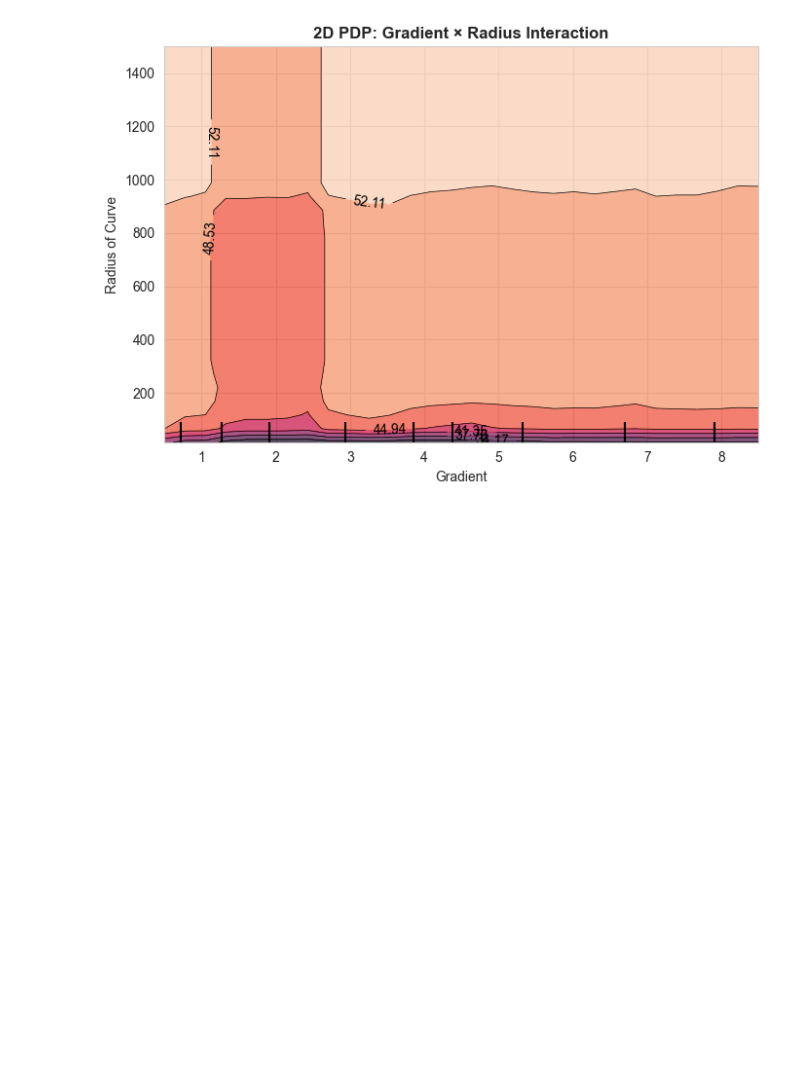
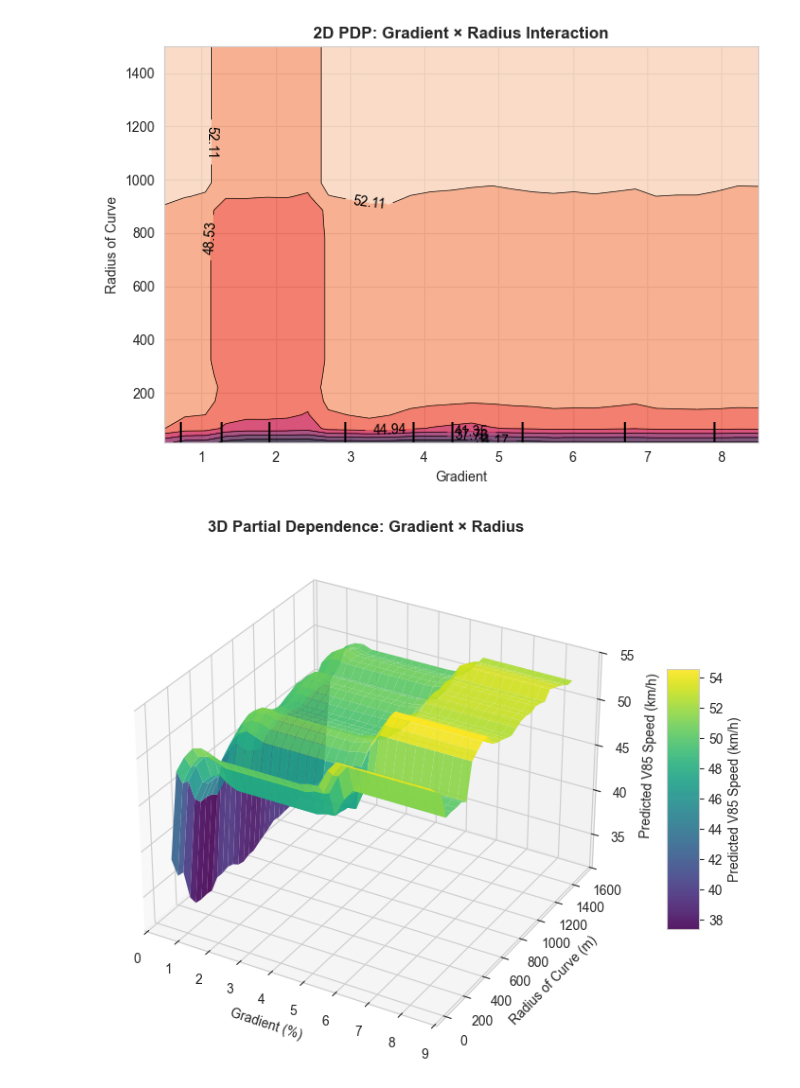
Before and after one commit to aavasd75/thesis_codes, a Jupyter notebook: final_model_analysis.ipynb, the cells around one changed output. Cells and saved outputs as stored; diff of their text form; code cells hidden in the pictures; blank space fills up the shorter version.

```diff
--- a/final_model_analysis.ipynb
+++ b/final_model_analysis.ipynb
@@ -2473,3 +2473,64 @@ Columns: Index(['Gradient', 'Radius of Curve', 'Carriageway Width',
 [figure]
 [figure]
 [figure]
+# %%
+# ============================================================
+# 3D PARTIAL DEPENDENCE PLOT
+# Gradient × Radius
+# Compatible with newer sklearn versions
+# ============================================================
+
+import numpy as np
+import matplotlib.pyplot as plt
+from sklearn.inspection import partial_dependence
+
+# Features
+features = ["Gradient", "Radius of Curve"]
+
+# Compute PDP
+pdp_result = partial_dependence(
+    rf_unscaled,
+    X_train,
+    features=features,
+    grid_resolution=30
+)
+
+# Extract grid values
+grad_vals = pdp_result["grid_values"][0]
+radius_vals = pdp_result["grid_values"][1]
+
+# Extract predicted partial dependence values
+Z = pdp_result["average"][0]
+
+# Create meshgrid
+X_grid, Y_grid = np.meshgrid(grad_vals, radius_vals)
+
+# IMPORTANT:
+# If shape mismatch occurs, transpose Z
+if Z.shape != X_grid.shape:
+    Z = Z.T
+
+# Plot 3D surface
+fig = plt.figure(figsize=(9, 6))
+ax = fig.add_subplot(111, projection="3d")
+
+surf = ax.plot_surface(
+    X_grid,
+    Y_grid,
+    Z,
+    cmap="viridis",
+    edgecolor="none",
+    alpha=0.9
+)
+
+ax.set_xlabel("Gradient (%)")
+ax.set_ylabel("Radius of Curve (m)")
+ax.set_zlabel("Predicted V85 Speed (km/h)")
+ax.set_title("3D Partial Dependence: Gradient × Radius", fontsize=12, fontweight="bold")
+
+fig.colorbar(surf, shrink=0.5, aspect=8, label="Predicted V85 Speed (km/h)")
+
+plt.tight_layout()
+plt.show()
+# %% [output]
+[figure, added]
```
Also changed, not shown: parts of 1 cell of this notebook, 8 other files.
